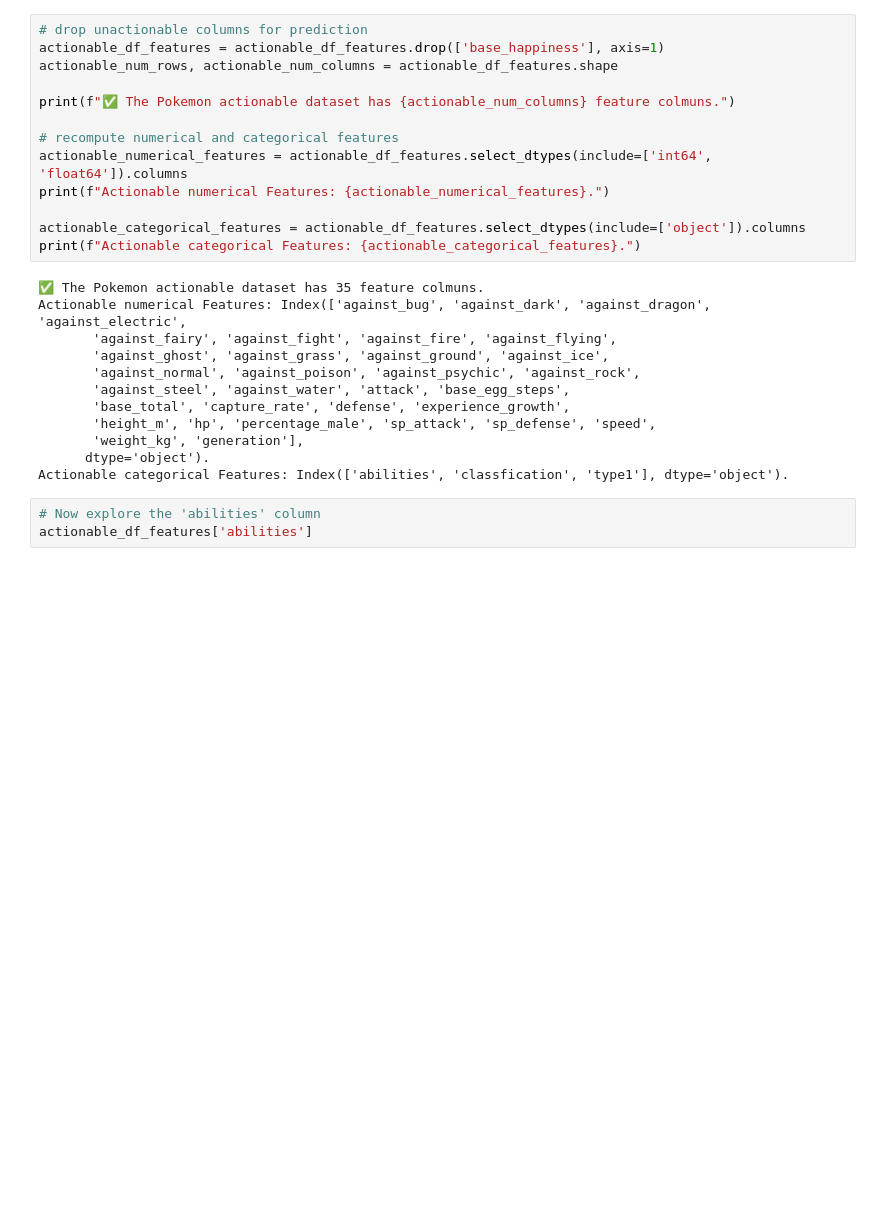
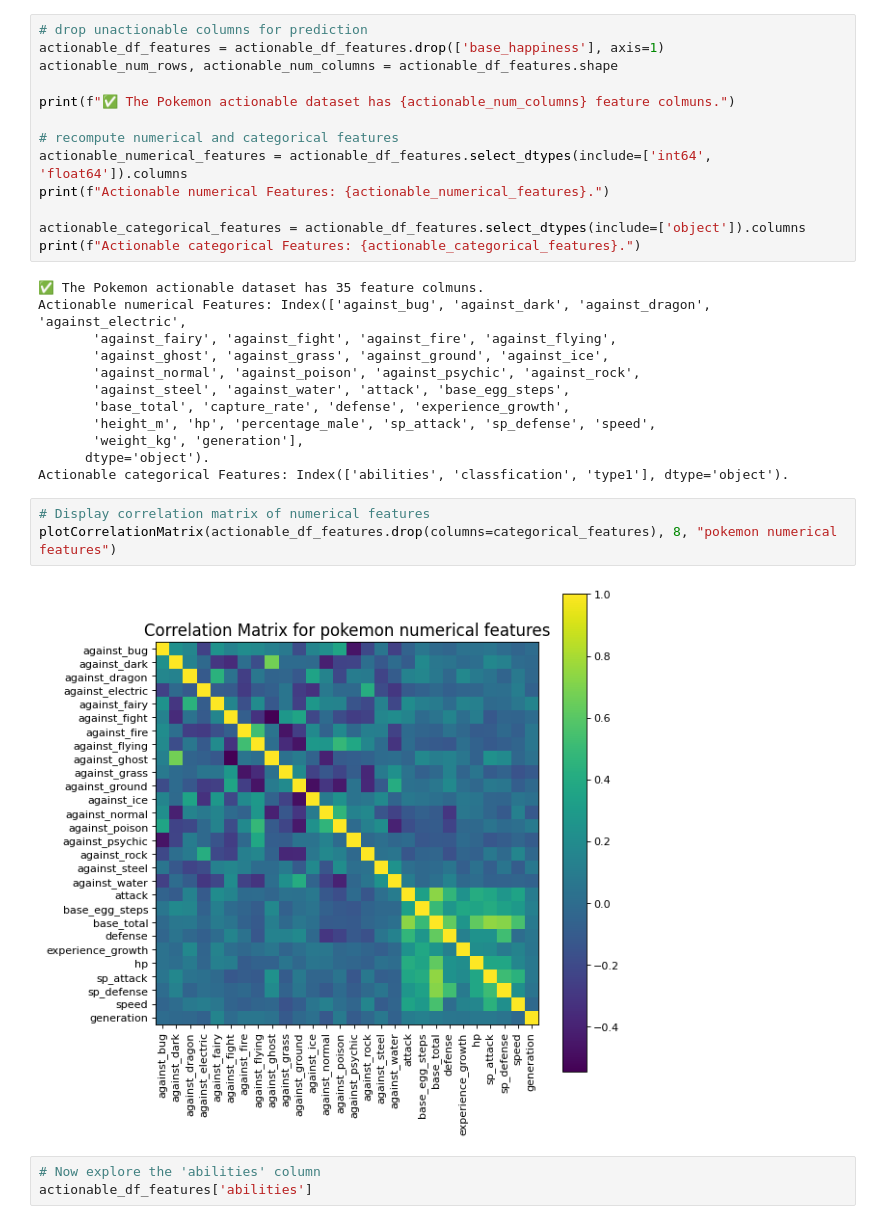
Before and after one commit to OrenChouraki06/projet-legendary-pokemon, a Jupyter notebook: legendary_pokemon_classification.ipynb, the cells around one changed output. Cells and saved outputs as stored; diff of their text form; blank space fills up the shorter version.

Commit message:
add correlation matrix display after dataset simplifcation

```diff
--- a/legendary_pokemon_classification.ipynb
+++ b/legendary_pokemon_classification.ipynb
@@ -392,6 +392,11 @@ Actionable numerical Features: Index(['against_bug', 'against_dark', 'against_dr
        'weight_kg', 'generation'],
       dtype='object').
 Actionable categorical Features: Index(['abilities', 'classfication', 'type1'], dtype='object').
+# %%
+# Display correlation matrix of numerical features
+plotCorrelationMatrix(actionable_df_features.drop(columns=categorical_features), 8, "pokemon numerical features")
+# %% [output]
+[figure, added]
 # %%
 # Now explore the 'abilities' column
 actionable_df_features['abilities']
```
Also changed, not shown: parts of 6 cells of this notebook.
